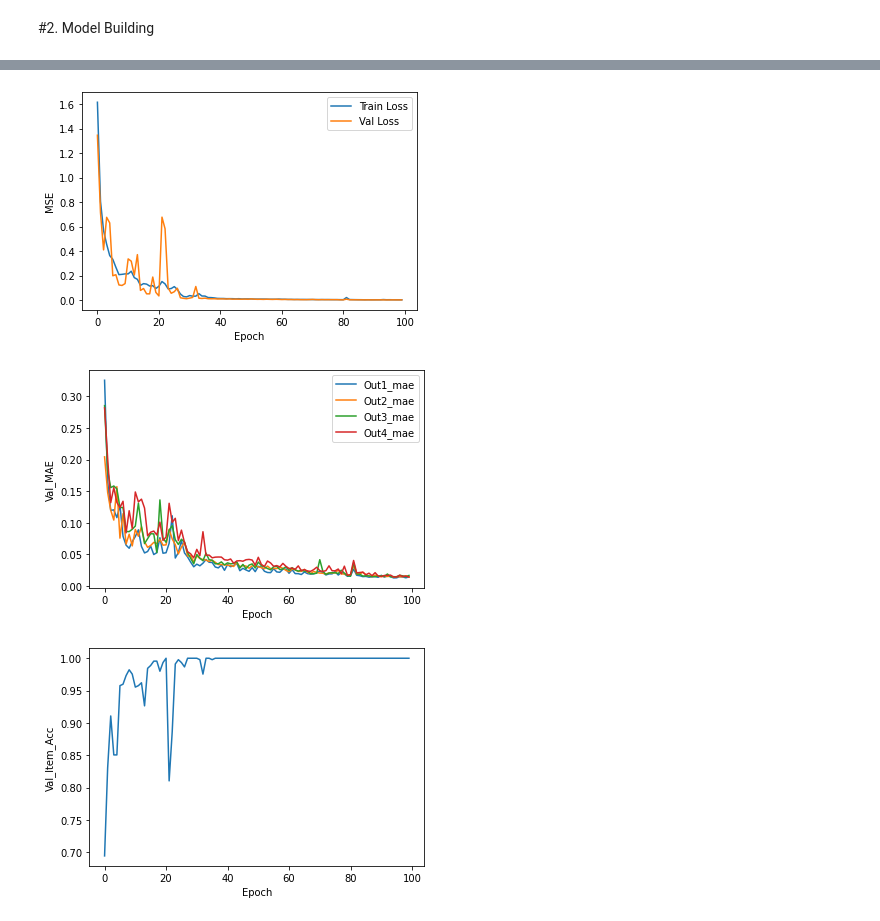
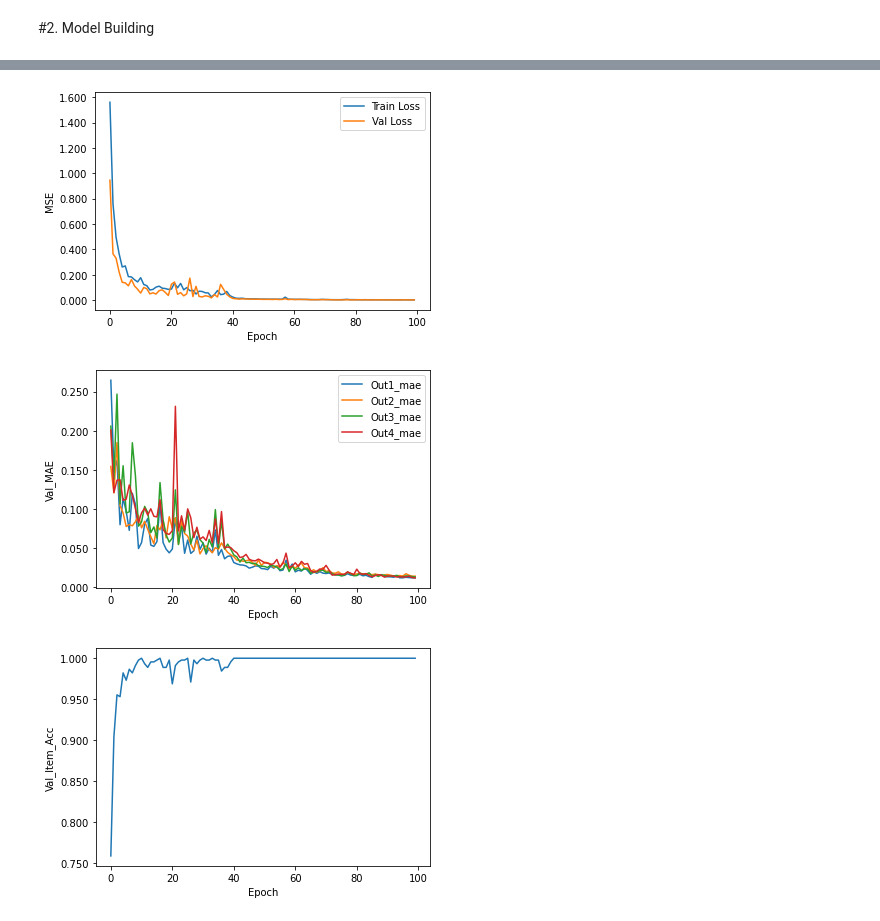
Before and after one commit to mendiang/Metal-Surface-Defect, a Jupyter notebook: Metal_Surface_Defects_GC10_DETipynb.ipynb, the cells around one changed output, grey strips where cells are left out. Saved outputs shown, nothing was run; the diff lists cells and outputs as text; code cells hidden in the pictures.

```diff
--- a/Metal_Surface_Defects_GC10_DETipynb.ipynb
+++ b/Metal_Surface_Defects_GC10_DETipynb.ipynb
@@ -304,7 +318,7 @@ for img, label in train_dataset.take(1):
 #2. Model Building
 # %%
 #Convolution based
-conv = keras.applications.xception.Xception(weights='imagenet',
+model_base = keras.applications.xception.Xception(weights='imagenet',
                                             include_top=False,
                                             input_shape=(224,224,3),
                                             pooling='avg')
@@ -316,0 +361,14 @@ conv.trainable = True
+# %%
+model_base.trainable = True
+
+set_trainable = False
+for layer in model_base.layers:
+    if layer.name in ['block10_sepconv1_act', 'block11_sepconv1_act', 'block12_sepconv1_act', 'block13_sepconv1_act', 'block14_sepconv1']:
+        set_trainable = True
+    if set_trainable:
+        layer.trainable = True
+    else:
+        layer.trainable = False
+
+layers = [(layer, layer.name, layer.trainable) for layer in model_base.layers]
+pd.DataFrame(layers, columns=['Layer Type', 'Layer Name', 'Layer Trainable'])
@@ -317,7 +409,7 @@ conv.trainable = True
 # %%
 #define Conv + FC structure
 inputs = keras.Input(shape=(224,224,3))
-x = conv(inputs)
+x = model_base(inputs)
 x1 = keras.layers.Dense(1024,activation='relu')(x)
 x1 = keras.layers.Dense(512,activation='relu')(x1)
 
@@ -400,4 +492,5 @@ Epoch 100/100
 # %%
+from matplotlib.ticker import StrMethodFormatter
 #training visualization
 def plot_history(history):
     hist = pd.DataFrame(history.history)
@@ -406,38 +499,41 @@ def plot_history(history):
     plt.figure()
     plt.xlabel('Epoch')
     plt.ylabel('MSE')
+    plt.gca().yaxis.set_major_formatter(StrMethodFormatter('{x:,.3f}')) # 3 decimal places
     plt.plot(hist['epoch'],hist['loss'],
             label='Train Loss')
     plt.plot(hist['epoch'],hist['val_loss'],
             label='Val Loss')
     plt.legend()
 
     plt.figure()
     plt.xlabel('Epoch')
     plt.ylabel('Val_MAE')
+    plt.gca().yaxis.set_major_formatter(StrMethodFormatter('{x:,.3f}')) # 3 decimal places
     plt.plot(hist['epoch'],hist['val_out1_mae'],
             label='Out1_mae')
     plt.plot(hist['epoch'],hist['val_out2_mae'],
             label='Out2_mae')
     plt.plot(hist['epoch'],hist['val_out3_mae'],
             label='Out3_mae')
     plt.plot(hist['epoch'],hist['val_out4_mae'],
             label='Out4_mae')
     plt.legend()
 
     plt.figure()
     plt.xlabel('Epoch')
     plt.ylabel('Val_Item_Acc')
+    plt.gca().yaxis.set_major_formatter(StrMethodFormatter('{x:,.3f}')) # 3 decimal places
     plt.plot(hist['epoch'],hist['val_out_item_acc'],
             label='Out5_acc')
 
     plt.show()
 
 plot_history(history)
 # %% [output]
-[figure, old version]
+[figure, new version]
-[figure, old version]
+[figure, new version]
-[figure, old version]
+[figure, new version]
 # %%
 mae = model.evaluate(test_dataset)
 # %% [output]
```
Also changed, not shown: parts of 22 cells of this notebook.
